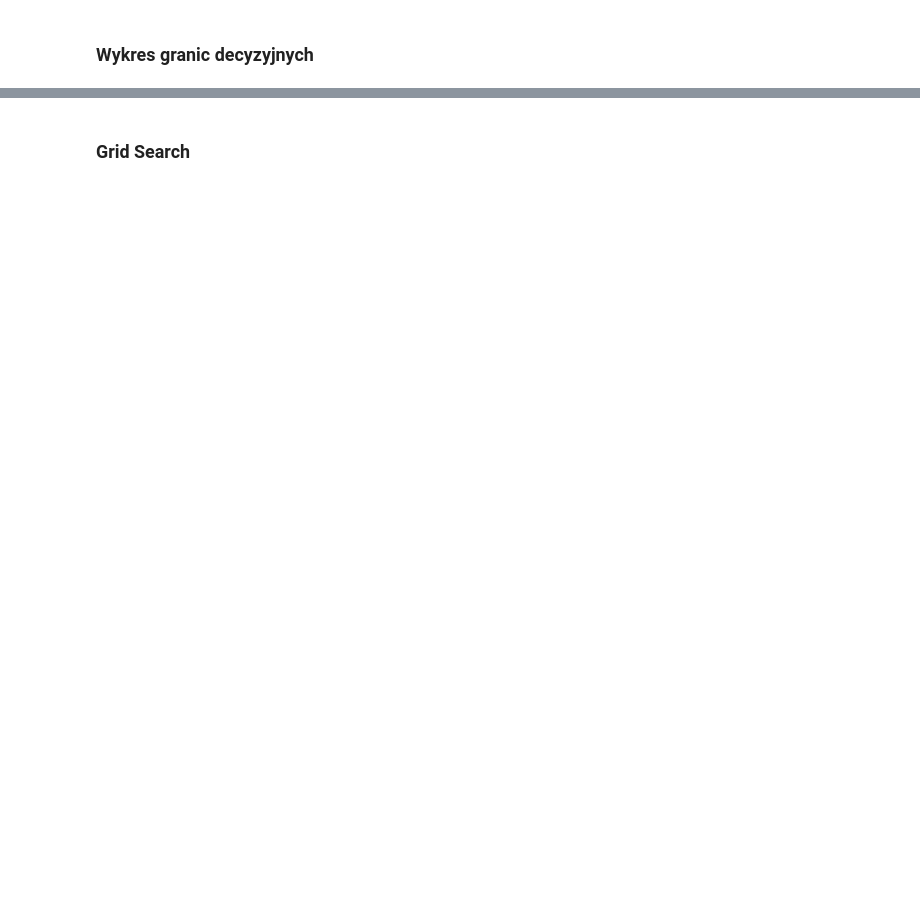
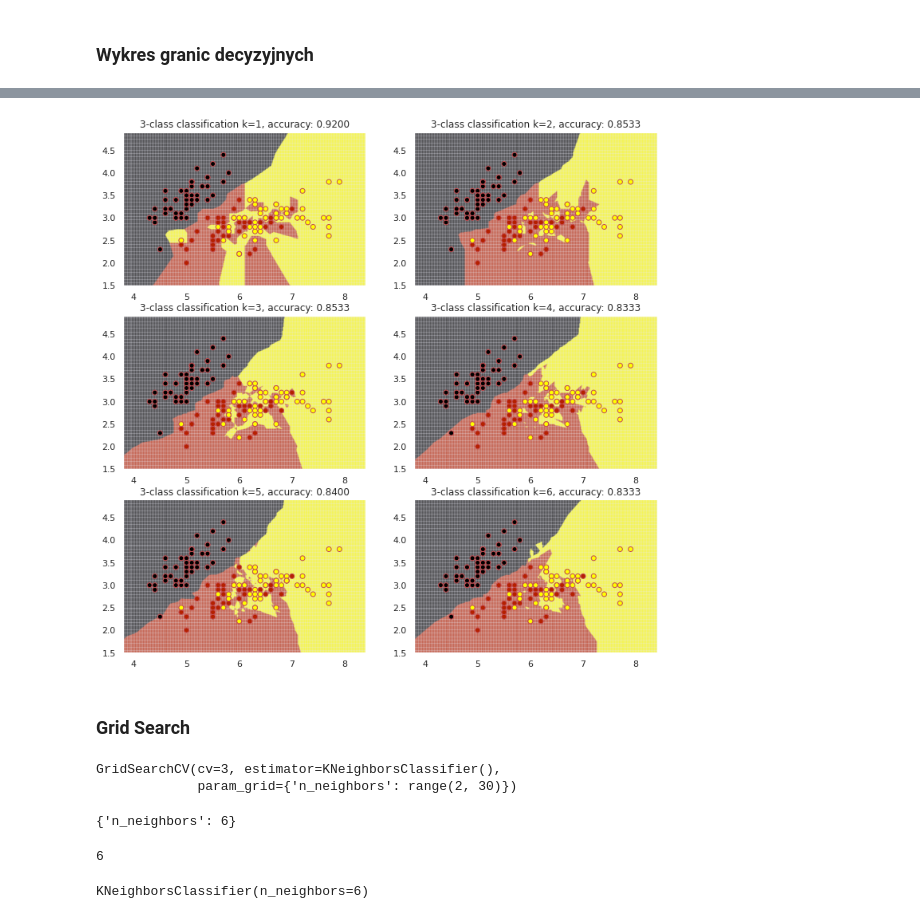
Before and after one commit to rafzieli/daca-science-bootcamp, a Jupyter notebook: 06_uczenie_maszynowe/07_k_najblizszych_sasiadow.ipynb, the cells around one changed output, grey strips where cells are left out. Saved outputs shown, nothing was run; the diff lists cells and outputs as text; code cells hidden in the pictures; blank space fills up the shorter version.

```diff
--- a/06_uczenie_maszynowe/07_k_najblizszych_sasiadow.ipynb
+++ b/06_uczenie_maszynowe/07_k_najblizszych_sasiadow.ipynb
@@ -49,2 +176,49 @@ Liczba sąsiadów jest określana przez użytkownika. Odległości zwykle kalkul
+# %%
+plt.figure(figsize=(12, 12))
+for i in range(1, 7):
+    plt.subplot(3, 2, i)
+    classifier = KNeighborsClassifier(n_neighbors=i)
+    classifier.fit(X, y)
+    accuracy = classifier.score(X, y)
+    xx, yy = np.meshgrid(np.arange(x_min, x_max, 0.01), np.arange(y_min, y_max, 0.01))
+    mesh = np.c_[xx.ravel(), yy.ravel()]
+    Z = classifier.predict(mesh)
+    Z = Z.reshape(xx.shape)
+    plt.pcolormesh(xx, yy, Z, cmap='gnuplot', alpha=0.1)
+    plt.scatter(X[:, 0], X[:, 1], c=y, cmap='gnuplot', edgecolors='r')
+    plt.xlim(xx.min(), xx.max())
+    plt.ylim(yy.min(), yy.max())
+    plt.title(f'3-class classification k={i}, accuracy: {accuracy:.4f}')
+plt.show()
+# %% [output]
+[figure, added]
 # %% [markdown]
 ### <a name='6'></a> Grid Search
+# %%
+
+
+from sklearn.model_selection import GridSearchCV
+
+grid_params = {'n_neighbors': range(2, 30)}
+
+classifier = KNeighborsClassifier()
+
+gs = GridSearchCV(classifier, grid_params, cv=3)
+gs.fit(X, y)
+# %% [output]
+GridSearchCV(cv=3, estimator=KNeighborsClassifier(),
+             param_grid={'n_neighbors': range(2, 30)})
+# %%
+gs.best_params_
+# %% [output]
+{'n_neighbors': 6}
+# %%
+k = gs.best_params_['n_neighbors']
+k
+# %% [output]
+6
+# %%
+classifier = gs.best_estimator_
+classifier
+# %% [output]
+KNeighborsClassifier(n_neighbors=6)
```
Also changed, not shown: parts of 13 cells of this notebook.
